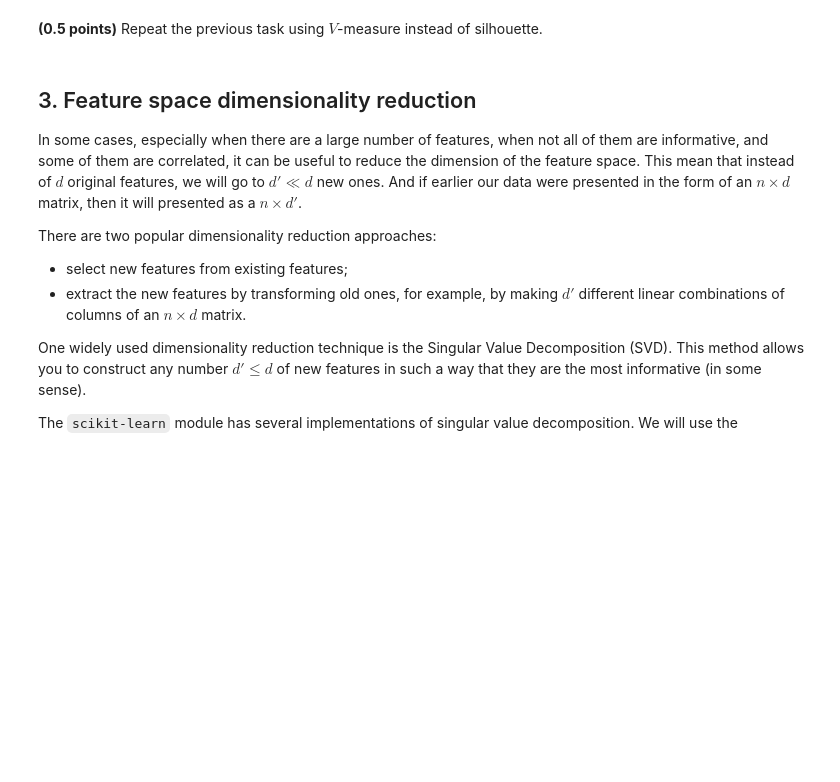
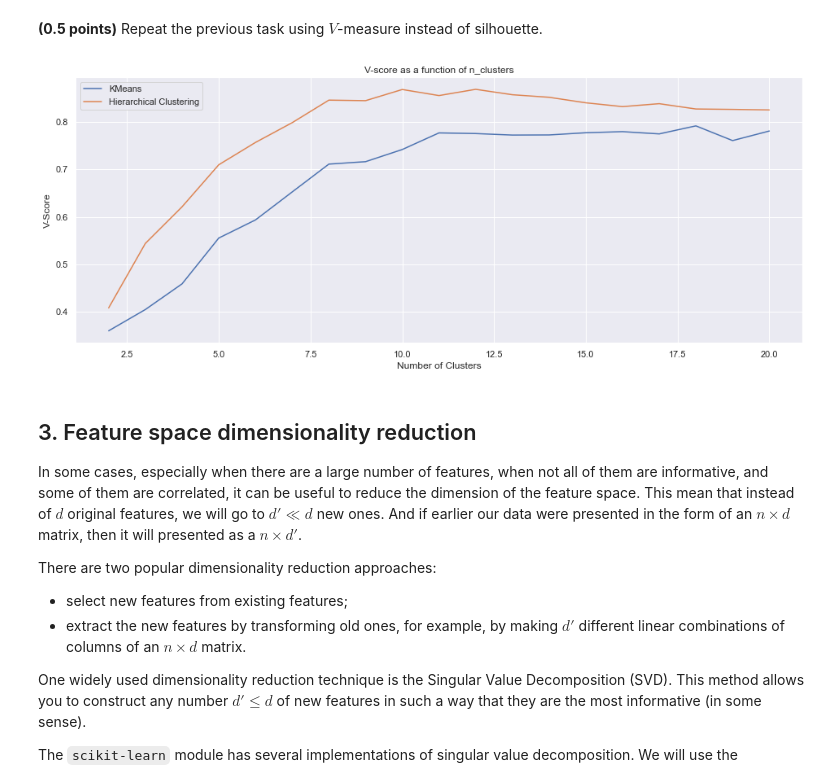
Before and after one commit to AlinaRskv/rs-school-ml-course, a Jupyter notebook: 8_clustering/clustering.ipynb, the cells around one changed output. Drawn from its saved outputs; the diff is of its cells as text; code cells hidden in the pictures; blank space fills up the shorter version.

```diff
--- a/8_clustering/clustering.ipynb
+++ b/8_clustering/clustering.ipynb
@@ -276,6 +297,10 @@ When we know the true clustering labels, the clustering result can be compared t
 Since we know what digit each image is (`y` array), we can compare the clustering results to it using the measures listed above.
 # %% [markdown]
 **(0.5 points)** Repeat the previous task using $V$-measure instead of silhouette.
+# %%
+plot_metrics(metric=v_measure_score)
+# %% [output]
+[figure, added]
 # %% [markdown]
 ## 3. Feature space dimensionality reduction
 
```
Also changed, not shown: parts of 34 cells of this notebook.
